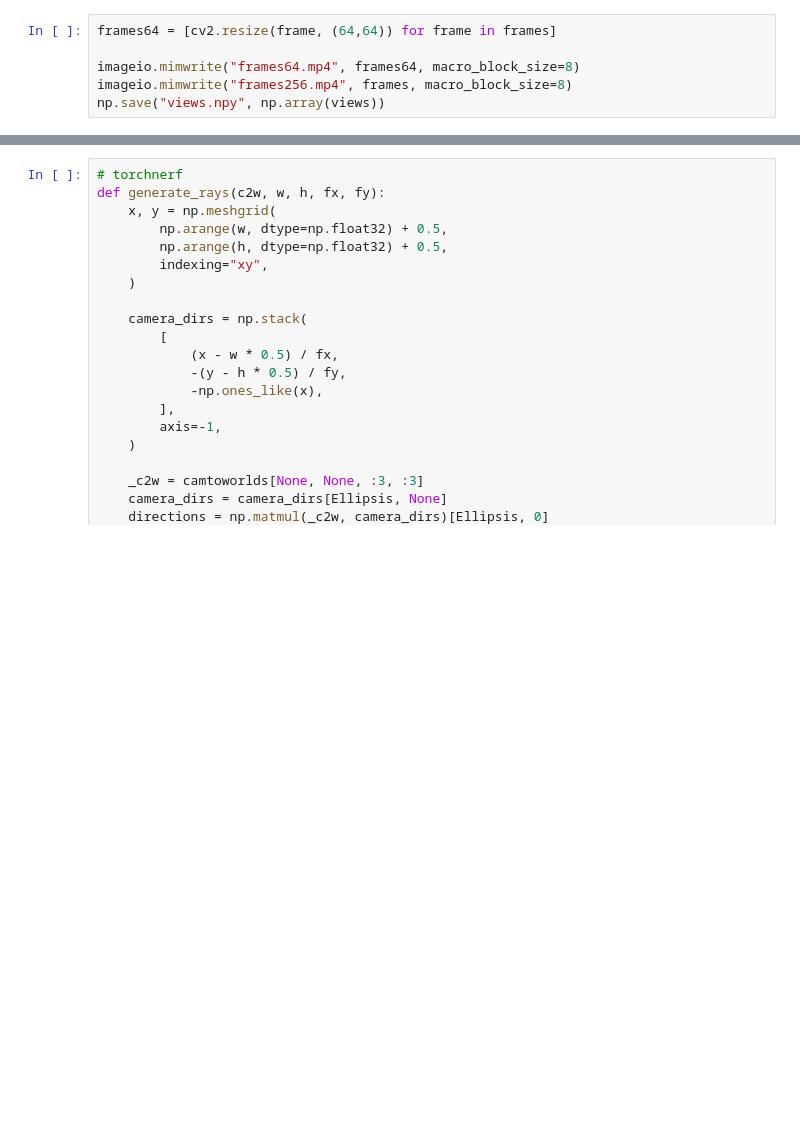
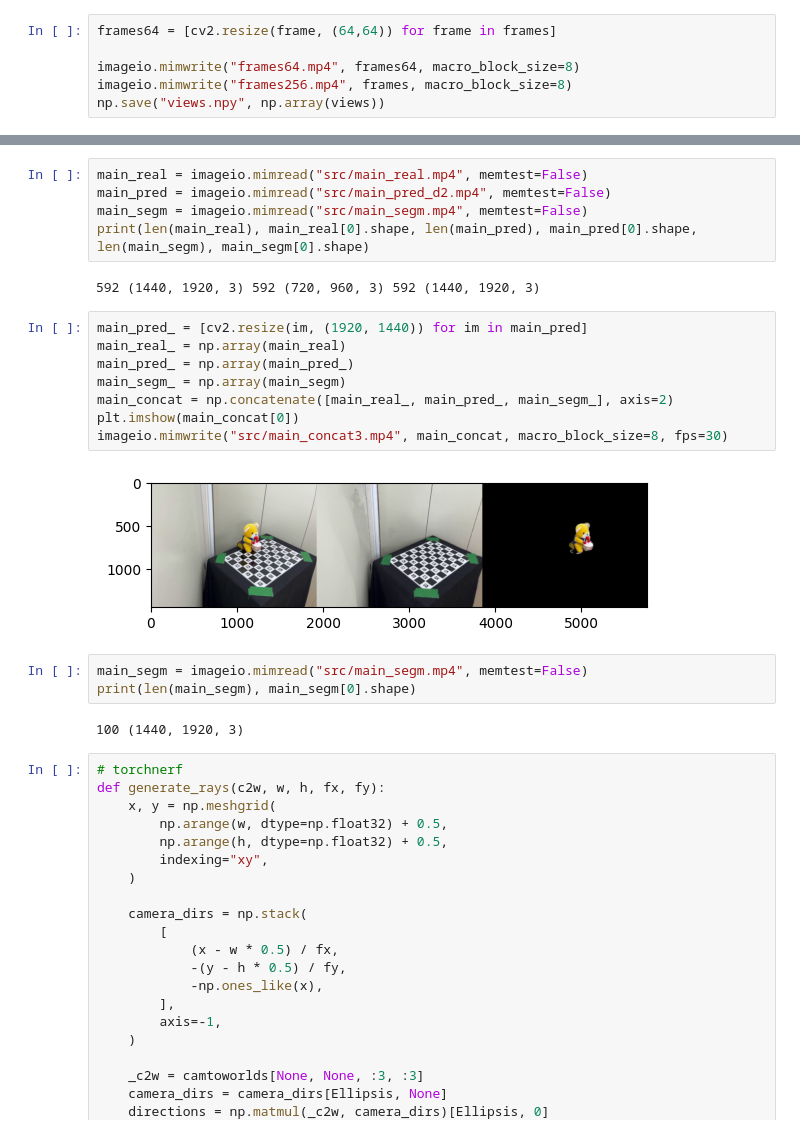
Before and after one commit to naruya/aruco, a Jupyter notebook: 6_remove_back.ipynb, the cells around one changed output, grey strips where cells are left out. Saved outputs shown, nothing was run; the diff lists cells and outputs as text; blank space fills up the shorter version.

```diff
--- a/6_get_back_for_main.ipynb
+++ b/6_remove_back.ipynb
@@ -552,3 +576,25 @@ np.save("views.npy", np.array(views))
+# %%
+main_real = imageio.mimread("src/main_real.mp4", memtest=False)
+main_pred = imageio.mimread("src/main_pred_d2.mp4", memtest=False)
+main_segm = imageio.mimread("src/main_segm.mp4", memtest=False)
+print(len(main_real), main_real[0].shape, len(main_pred), main_pred[0].shape, len(main_segm), main_segm[0].shape)
+# %% [output]
+592 (1440, 1920, 3) 592 (720, 960, 3) 592 (1440, 1920, 3)
+# %%
+main_pred_ = [cv2.resize(im, (1920, 1440)) for im in main_pred]
+main_real_ = np.array(main_real)
+main_pred_ = np.array(main_pred_)
+main_segm_ = np.array(main_segm)
+main_concat = np.concatenate([main_real_, main_pred_, main_segm_], axis=2)
+plt.imshow(main_concat[0])
+imageio.mimwrite("src/main_concat3.mp4", main_concat, macro_block_size=8, fps=30)
+# %% [output]
+[figure, added]
+# %%
+main_segm = imageio.mimread("src/main_segm.mp4", memtest=False)
+print(len(main_segm), main_segm[0].shape)
+# %% [output]
+100 (1440, 1920, 3)
 # %%
 # torchnerf
 def generate_rays(c2w, w, h, fx, fy):
```
Also changed, not shown: parts of 4 cells of this notebook, 9 other files.
